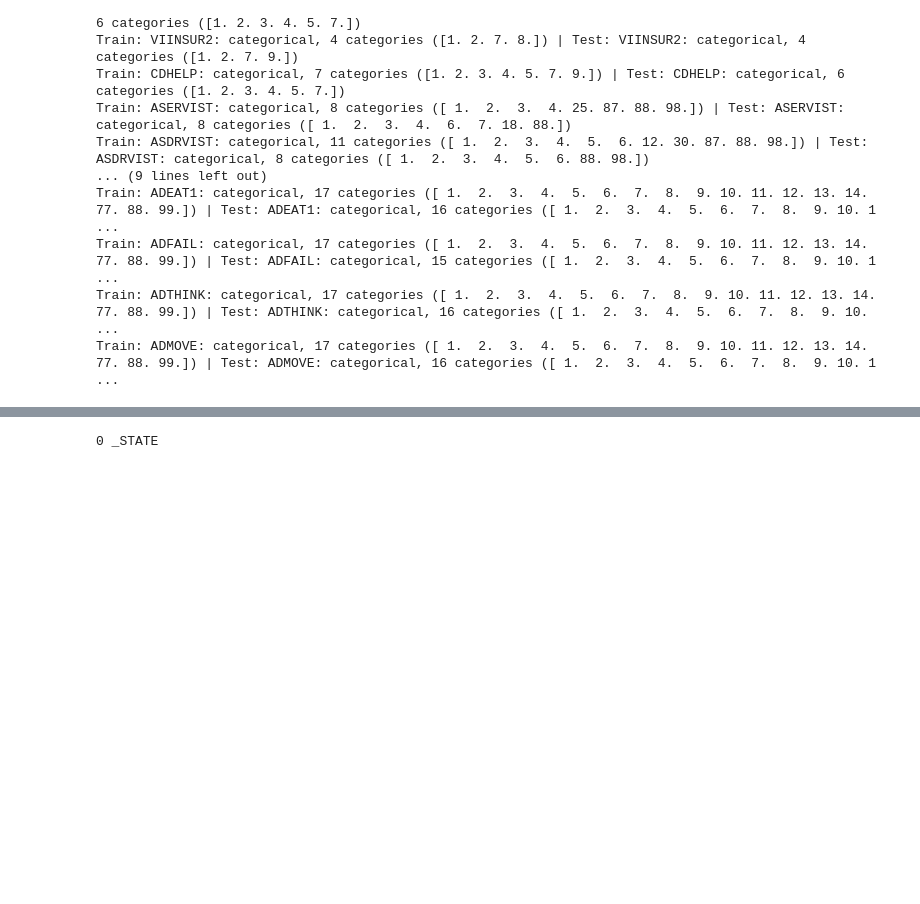
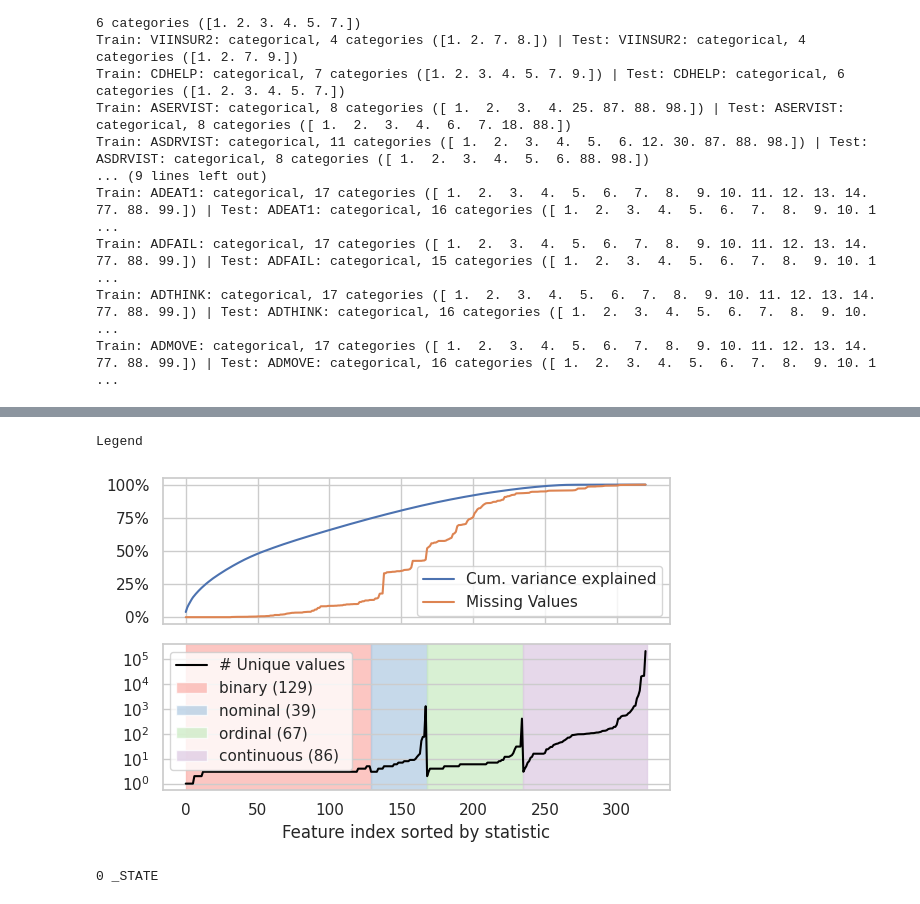
Before and after one commit to betty-gures/cs433project1, a Jupyter notebook: notebooks/002_dataset_exploration.ipynb, the cells around one changed output, grey strips where cells are left out. Saved outputs shown, nothing was run; the diff lists cells and outputs as text; code cells hidden in the pictures; blank space fills up the shorter version.

Commit message:
update feature visualization

```diff
--- a/notebooks/002_dataset_exploration.ipynb
+++ b/notebooks/002_dataset_exploration.ipynb
@@ -133,0 +143,19 @@ def get_raw_data():
+# %%
+# Missingness
+missing_perc = np.isnan(x_train).mean(axis=0)
+sorted_missing = missing_perc[np.argsort(missing_perc)]
+# %%
+# Explained Variance
+from preprocessing import impute_missing_values
+X = impute_missing_values(x_train, x_train)
+mean = X.mean(axis=0)
+std = X.std(axis=0)
+X[:,std>0] = (X[:,std>0] - mean[std>0]) / std[std>0]
+X_centered = X - np.mean(X, axis=0)
+cov_matrix = np.cov(X_centered, rowvar=False)  # shape (n_features, n_features)
+eigenvalues, eigenvectors = np.linalg.eigh(cov_matrix)
+idx = np.argsort(eigenvalues)[::-1]
+eigenvalues = eigenvalues[idx]
+eigenvectors = eigenvectors[:, idx]
+explained_variance_ratio = eigenvalues / np.sum(eigenvalues)
+cumulative_variance = np.cumsum(explained_variance_ratio)
@@ -134,3 +199,60 @@ def get_raw_data():
+# %%
+import matplotlib.pyplot as plt
+import seaborn as sns
+from matplotlib.ticker import PercentFormatter, MaxNLocator
+from matplotlib.patches import Patch
+
+sns.set(style="whitegrid")
+
+fig, (ax1, ax2) = plt.subplots(2, 1, figsize=(6, 4), sharex=True)
+
+# --- Subplot 1: cumulative variance & missing values (percentage) ---
+sns.lineplot(x=range(len(cumulative_variance)), y=cumulative_variance, ax=ax1, label="Cum. variance explained")
+sns.lineplot(x=range(len(sorted_missing)), y=sorted_missing, ax=ax1, label="Missing Values")
+
+ax1.set_ylabel("")
+ax1.yaxis.set_major_formatter(PercentFormatter(xmax=1))
+ax1.legend(loc="lower right")
+ax1.yaxis.set_major_locator(MaxNLocator(nbins=5))
+
+# --- Subplot 2: unique values (log scale) ---
+sns.lineplot(x=range(len(sorted_unique_vals)), y=sorted_unique_vals, ax=ax2, color="black", label="# Unique values")
+
+ax2.set_ylabel("")
+yticks = np.logspace(
+    np.log10(1),
+    np.log10(100000),
+    6
+)
+ax2.set_yscale("log")
+ax2.set_yticks(yticks)
+#ax2.get_yaxis().set_major_formatter(plt.LogFormatter())  # Show normal numbers, not scientific notation
+
+
+colors = plt.cm.Pastel1.colors  # use soft, distinct colors
+color_map = {t: colors[i % len(colors)] for i, t in enumerate(unique_types)}
+
+for i, t in enumerate(sorted_var_types):
+    if i == 0 or sorted_var_types[i] != sorted_var_types[i - 1]:
+        start = i
+        # Find where this region ends
+        end = next((j for j in range(i + 1, len(sorted_var_types)) if sorted_var_types[j] != t), len(sorted_var_types))
+        ax2.axvspan(start, end, color=color_map[t], alpha=0.75, zorder=0)
+
+ax2.set_xlabel("Feature index sorted by statistic")
+
+patches = [Patch(facecolor=color_map[t], alpha=0.75, label=f"{t} ({type_counts[t]})") for t in unique_types]
+line_handles, _ = ax2.get_legend_handles_labels()
+print(ax2.get_legend())
+ax2.legend(handles=line_handles + patches, loc="upper left", frameon=True)
+
+ax2.grid(axis='x')
+plt.tight_layout()
+plt.savefig("../results/feature_statistics_overview.pdf")
+plt.show()
+# %% [output]
+Legend
+[figure, added]
 # %%
 from visualizations import plot_class_distribution_by_group
 # %%
```
Also changed, not shown: parts of 9 cells of this notebook, 8 other files.
